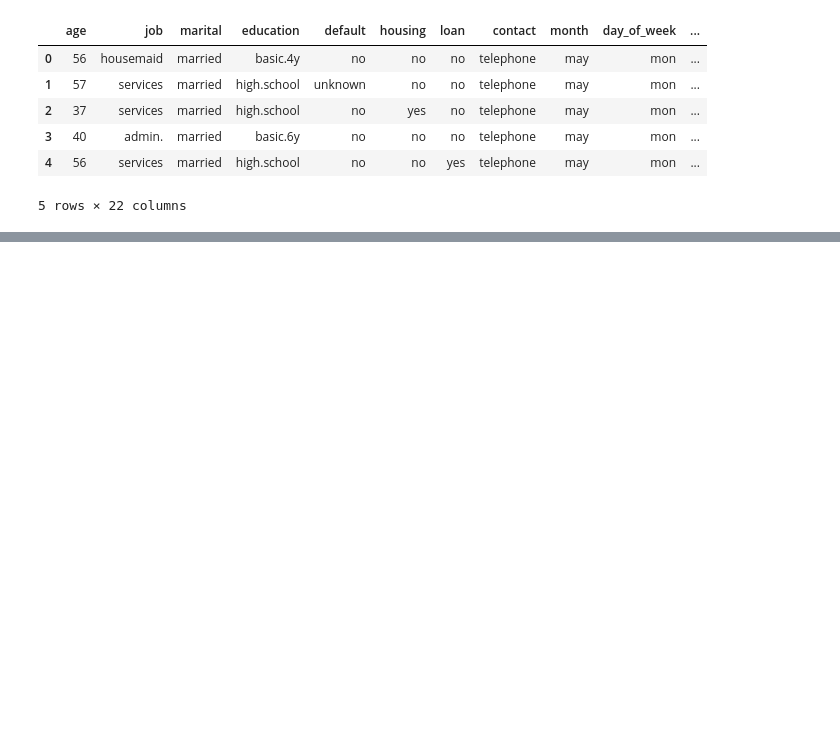
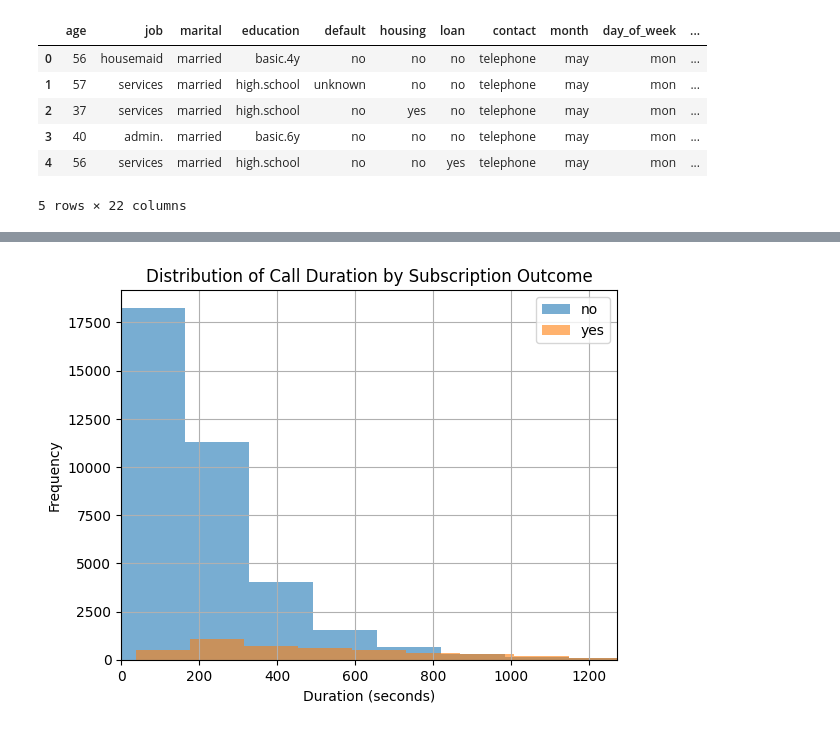
Before and after one commit to Ri-Dearg/adv-an-ca1, a Jupyter notebook: banking.ipynb, the cells around one changed output, grey strips where cells are left out. Drawn from its saved outputs; the diff is of its cells as text; code cells hidden in the pictures; blank space fills up the shorter version.

```diff
--- a/banking.ipynb
+++ b/banking.ipynb
@@ -322,0 +366,14 @@ df_to_clean.head()
+# %%
+x_max = df_to_clean['duration'].quantile(0.99)
+
+df_to_clean[df_to_clean['y'] == 'no']['duration'].hist(alpha=0.6, bins=30, label='no')
+df_to_clean[df_to_clean['y'] == 'yes']['duration'].hist(alpha=0.6, bins=30, label='yes')
+
+plt.xlim(0, x_max)
+plt.xlabel('Duration (seconds)')
+plt.ylabel('Frequency')
+plt.title('Distribution of Call Duration by Subscription Outcome')
+plt.legend()
+plt.show()
+# %% [output]
+[figure, added]
```
Also changed, not shown: parts of 5 cells of this notebook.
